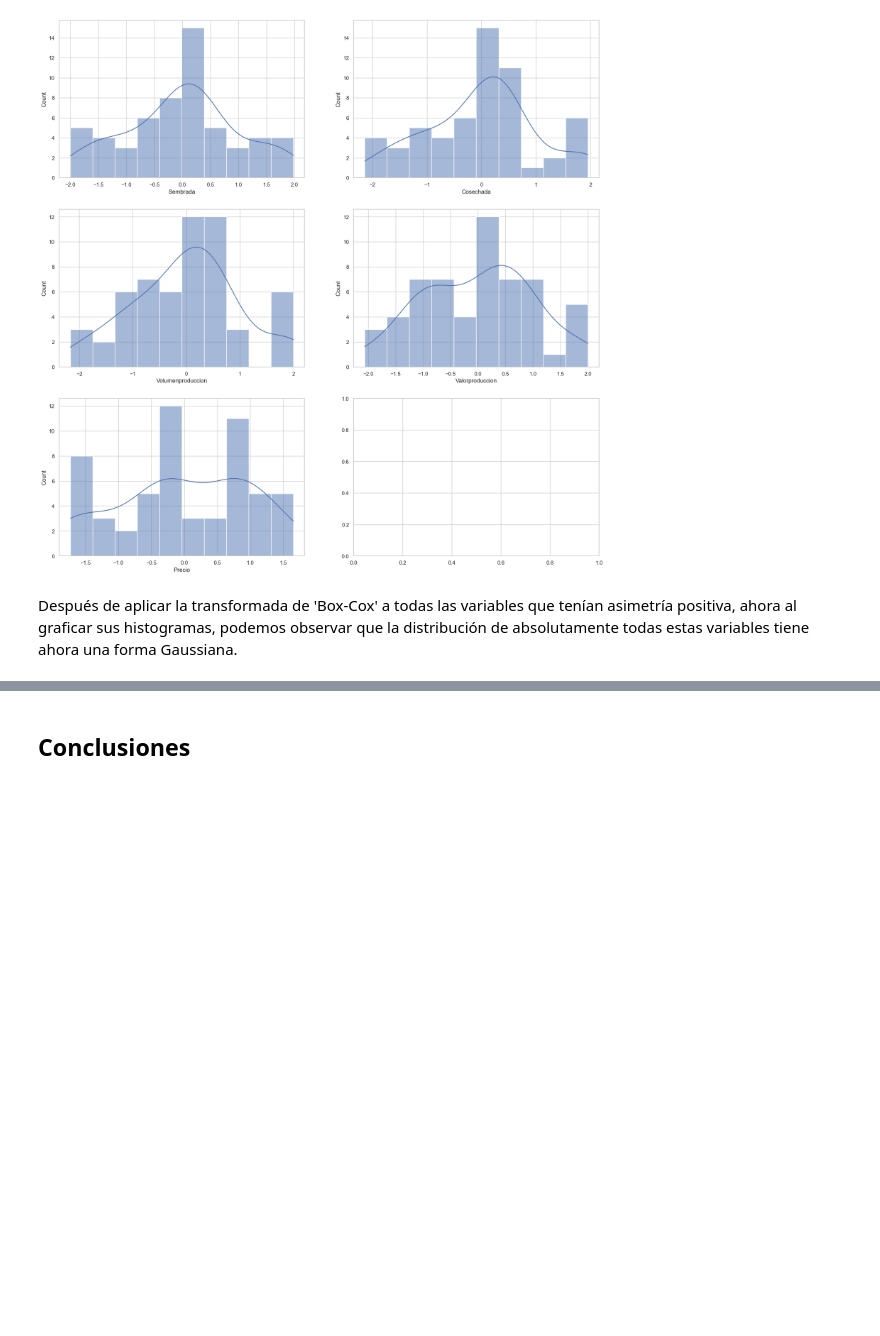
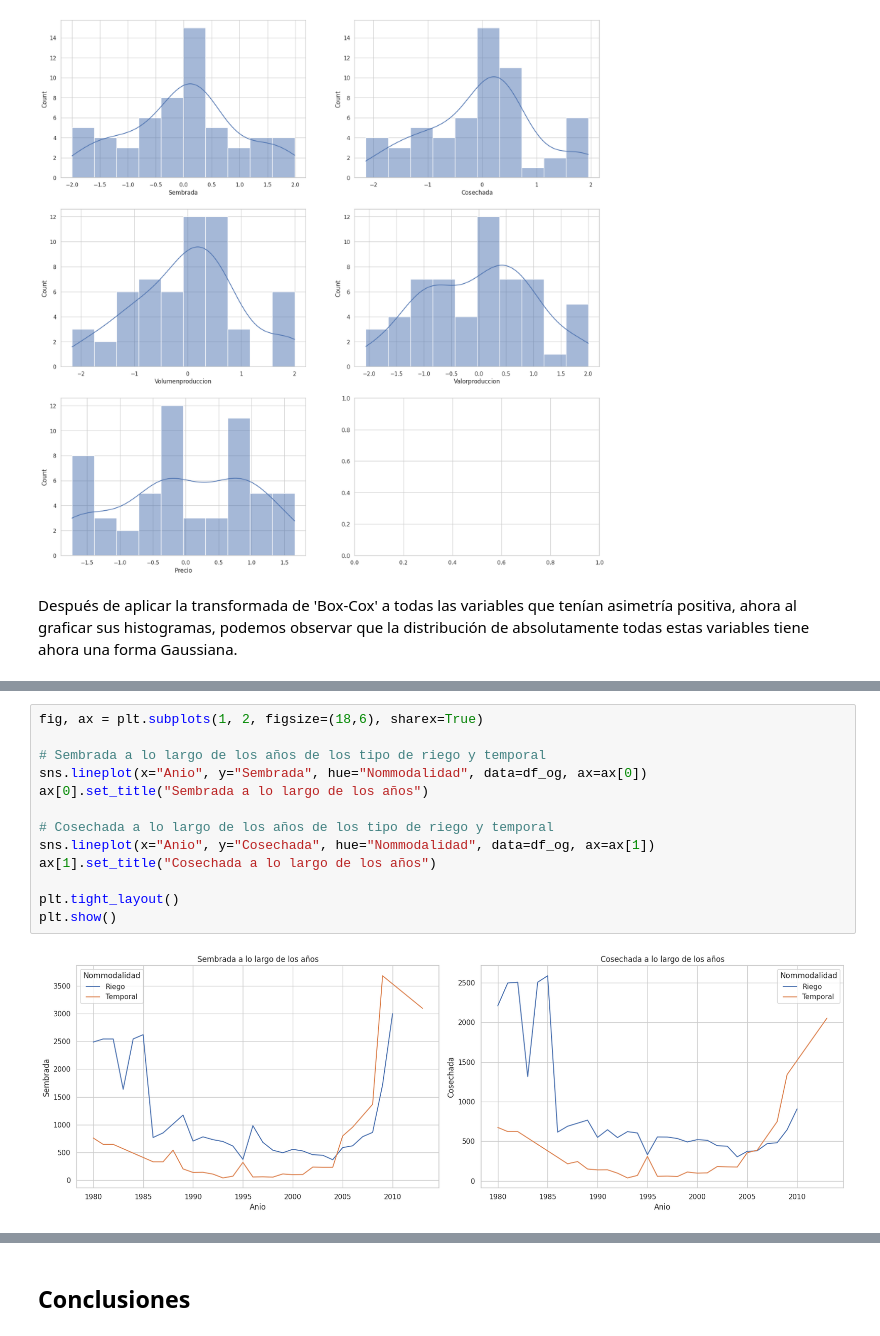
Before and after one commit to juan-pablo-lopez/tc5035-ene26-equipo29, a Jupyter notebook: Avance1.Equipo29.ipynb, the cells around one changed output, grey strips where cells are left out. Drawn from its saved outputs; the diff is of its cells as text; blank space fills up the shorter version.

```diff
--- a/Avance1.Equipo29.ipynb
+++ b/Avance1.Equipo29.ipynb
@@ -927,0 +950,15 @@ Por otro lado, como se observó que la variable categórica 'Nommodalidad' tiene
+# %%
+fig, ax = plt.subplots(1, 2, figsize=(18,6), sharex=True)
+
+# Sembrada a lo largo de los años de los tipo de riego y temporal
+sns.lineplot(x="Anio", y="Sembrada", hue="Nommodalidad", data=df_og, ax=ax[0])
+ax[0].set_title("Sembrada a lo largo de los años")
+
+# Cosechada a lo largo de los años de los tipo de riego y temporal
+sns.lineplot(x="Anio", y="Cosechada", hue="Nommodalidad", data=df_og, ax=ax[1])
+ax[1].set_title("Cosechada a lo largo de los años")
+
+plt.tight_layout()
+plt.show()
+# %% [output]
+[figure, added]
```
Also changed, not shown: parts of 61 cells of this notebook.
